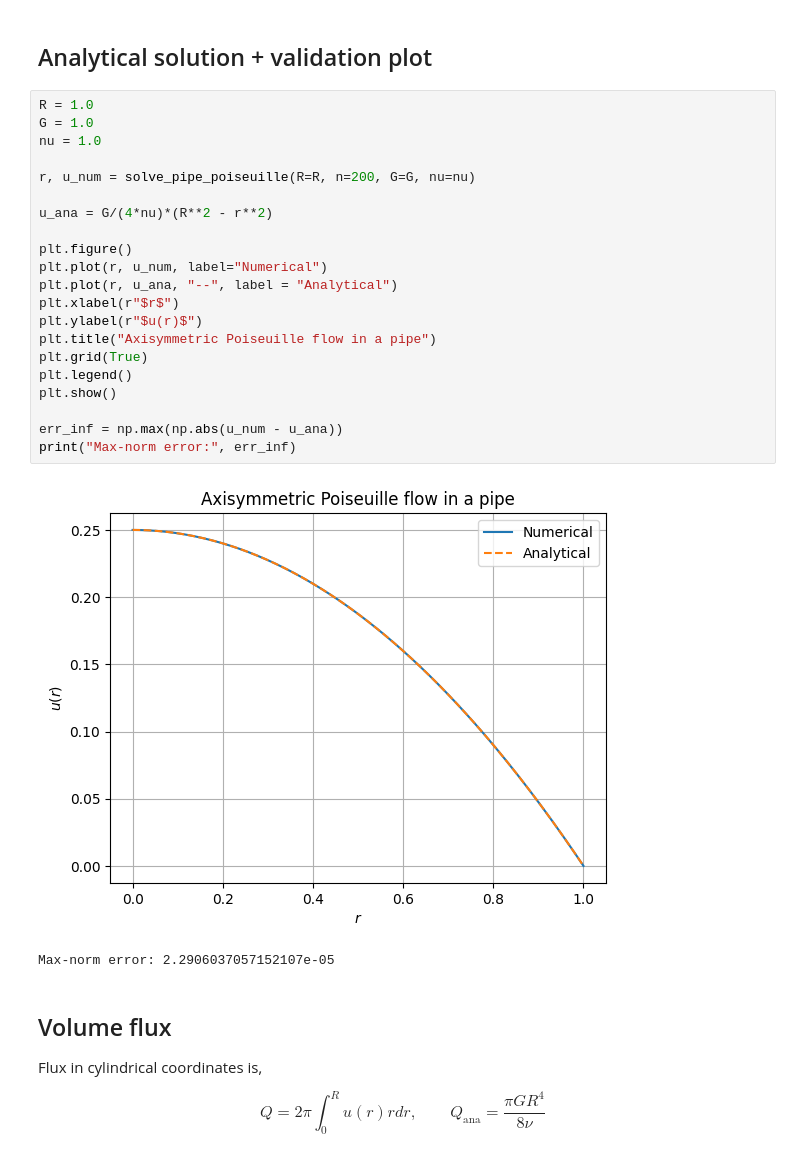
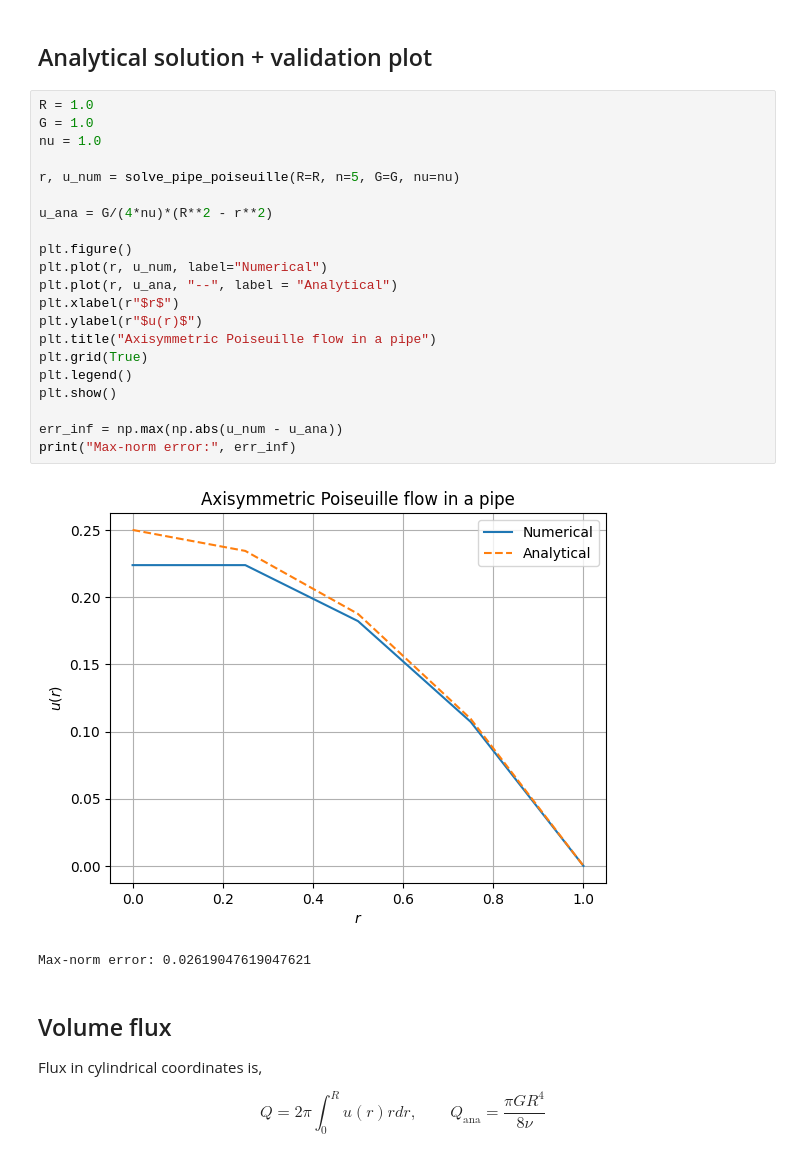
Before and after one commit to JasperA680/PX912-, a Jupyter notebook: Assignment1.ipynb, the cells around one changed output. Drawn from its saved outputs; the diff is of its cells as text.

```diff
--- a/Assignment1.ipynb
+++ b/Assignment1.ipynb
@@ -49,27 +49,27 @@ def solve_pipe_poiseuille(R=1.0, n=201, G=1.0, nu=1.0):
 # %%
 R = 1.0
 G = 1.0
 nu = 1.0
 
-r, u_num = solve_pipe_poiseuille(R=R, n=200, G=G, nu=nu)
+r, u_num = solve_pipe_poiseuille(R=R, n=5, G=G, nu=nu)
 
 u_ana = G/(4*nu)*(R**2 - r**2)
 
 plt.figure()
 plt.plot(r, u_num, label="Numerical")
 plt.plot(r, u_ana, "--", label = "Analytical")
 plt.xlabel(r"$r$")
 plt.ylabel(r"$u(r)$")
 plt.title("Axisymmetric Poiseuille flow in a pipe")
 plt.grid(True)
 plt.legend()
 plt.show()
 
 err_inf = np.max(np.abs(u_num - u_ana))
 print("Max-norm error:", err_inf)
 # %% [output]
-[figure, old version]
+[figure, new version]
-Max-norm error: 2.2906037057152107e-05
+Max-norm error: 0.02619047619047621
 # %% [markdown]
 ## Volume flux
 
```
Also changed, not shown: parts of 4 cells of this notebook.
